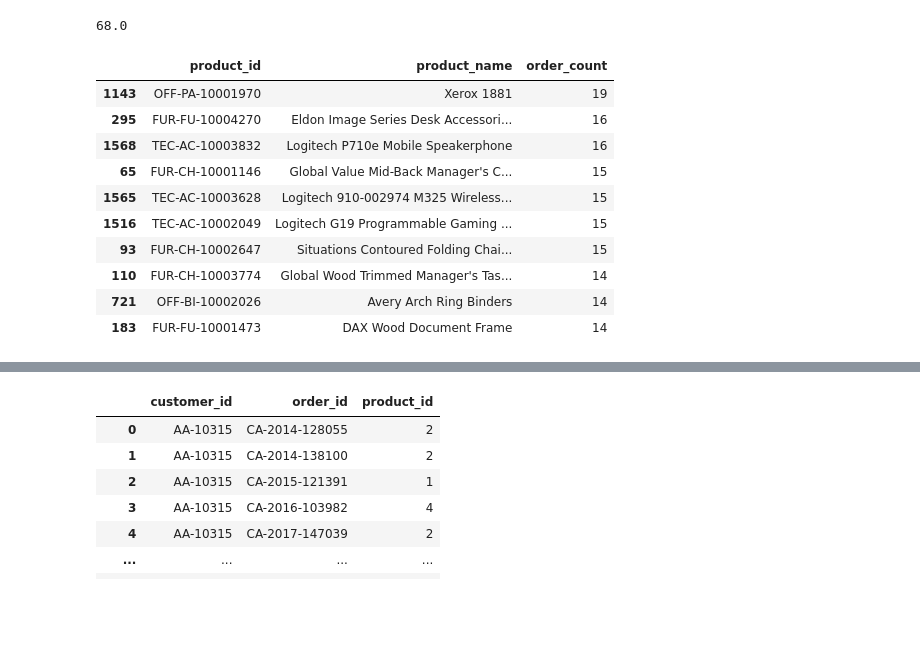
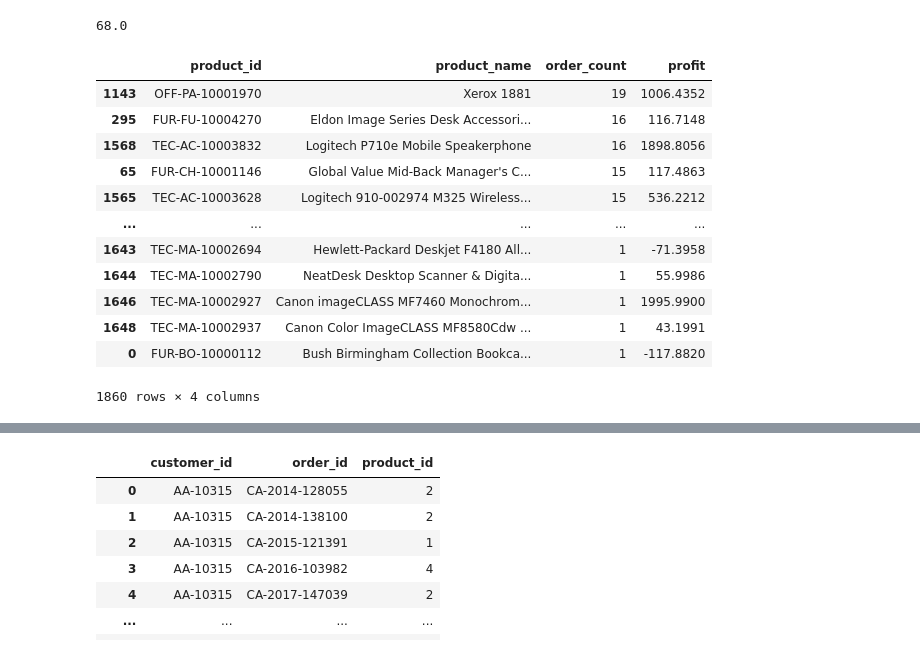
Before and after one commit to Dilcia19/superstore, a Jupyter notebook: notebooks/analysis_in_py.ipynb, the cells around one changed output, grey strips where cells are left out. Cells and saved outputs as stored; diff of their text form; code cells hidden in the pictures; blank space fills up the shorter version.

Commit message:
repeat customer products with highest profit

```diff
--- a/notebooks/analysis_in_py.ipynb
+++ b/notebooks/analysis_in_py.ipynb
@@ -370,22 +370,24 @@ pct_repeated_orders
 # %%
 # repeat customer orders & the products they buy
 # not an analysis of the quantity of products, but the number of orders of each product
 
 df_repeat_customer_products = store_records[store_records['customer_id'].isin(repeat_customers_ls)]
-df_repeat_customer_products = df_repeat_customer_products[['order_id','customer_id', 'product_id','product_name']]
-df_repeat_customer_products = df_repeat_customer_products.groupby(['product_id']).agg({'product_name':'first', 'order_id':'count'}).reset_index()
+df_repeat_customer_products = df_repeat_customer_products[['order_id','customer_id', 'product_id','product_name','profit']]
+df_repeat_customer_products = df_repeat_customer_products.groupby(['product_id']).agg({'product_name':'first', 'order_id':'count','profit':'sum'}).reset_index()
 df_repeat_customer_products = df_repeat_customer_products.rename(columns={'order_id':'order_count'})
 df_repeat_customer_products = df_repeat_customer_products.sort_values(by='order_count', ascending=False)
-df_repeat_customer_products.iloc[0:10]
+df_repeat_customer_products
 # %% [output]
-|  | product_id | product_name | order_count |
-| 1143 | OFF-PA-10001970 | Xerox 1881 | 19 |
-| 295 | FUR-FU-10004270 | Eldon Image Series Desk Accessori... | 16 |
-| 1568 | TEC-AC-10003832 | Logitech P710e Mobile Speakerphone | 16 |
-| 65 | FUR-CH-10001146 | Global Value Mid-Back Manager's C... | 15 |
-| 1565 | TEC-AC-10003628 | Logitech 910-002974 M325 Wireless... | 15 |
-| 1516 | TEC-AC-10002049 | Logitech G19 Programmable Gaming ... | 15 |
-| 93 | FUR-CH-10002647 | Situations Contoured Folding Chai... | 15 |
-| 110 | FUR-CH-10003774 | Global Wood Trimmed Manager's Tas... | 14 |
-| 721 | OFF-BI-10002026 | Avery Arch Ring Binders | 14 |
-| 183 | FUR-FU-10001473 | DAX Wood Document Frame | 14 |
+|  | product_id | product_name | order_count | profit |
+| 1143 | OFF-PA-10001970 | Xerox 1881 | 19 | 1006.4352 |
+| 295 | FUR-FU-10004270 | Eldon Image Series Desk Accessori... | 16 | 116.7148 |
+| 1568 | TEC-AC-10003832 | Logitech P710e Mobile Speakerphone | 16 | 1898.8056 |
+| 65 | FUR-CH-10001146 | Global Value Mid-Back Manager's C... | 15 | 117.4863 |
+| 1565 | TEC-AC-10003628 | Logitech 910-002974 M325 Wireless... | 15 | 536.2212 |
+| ... | ... | ... | ... | ... |
+| 1643 | TEC-MA-10002694 | Hewlett-Packard Deskjet F4180 All... | 1 | -71.3958 |
+| 1644 | TEC-MA-10002790 | NeatDesk Desktop Scanner & Digita... | 1 | 55.9986 |
+| 1646 | TEC-MA-10002927 | Canon imageCLASS MF7460 Monochrom... | 1 | 1995.9900 |
+| 1648 | TEC-MA-10002937 | Canon Color ImageCLASS MF8580Cdw ... | 1 | 43.1991 |
+| 0 | FUR-BO-10000112 | Bush Birmingham Collection Bookca... | 1 | -117.8820 |
+1860 rows × 4 columns
```
Also changed, not shown: parts of 2 cells of this notebook, 1 other file.
